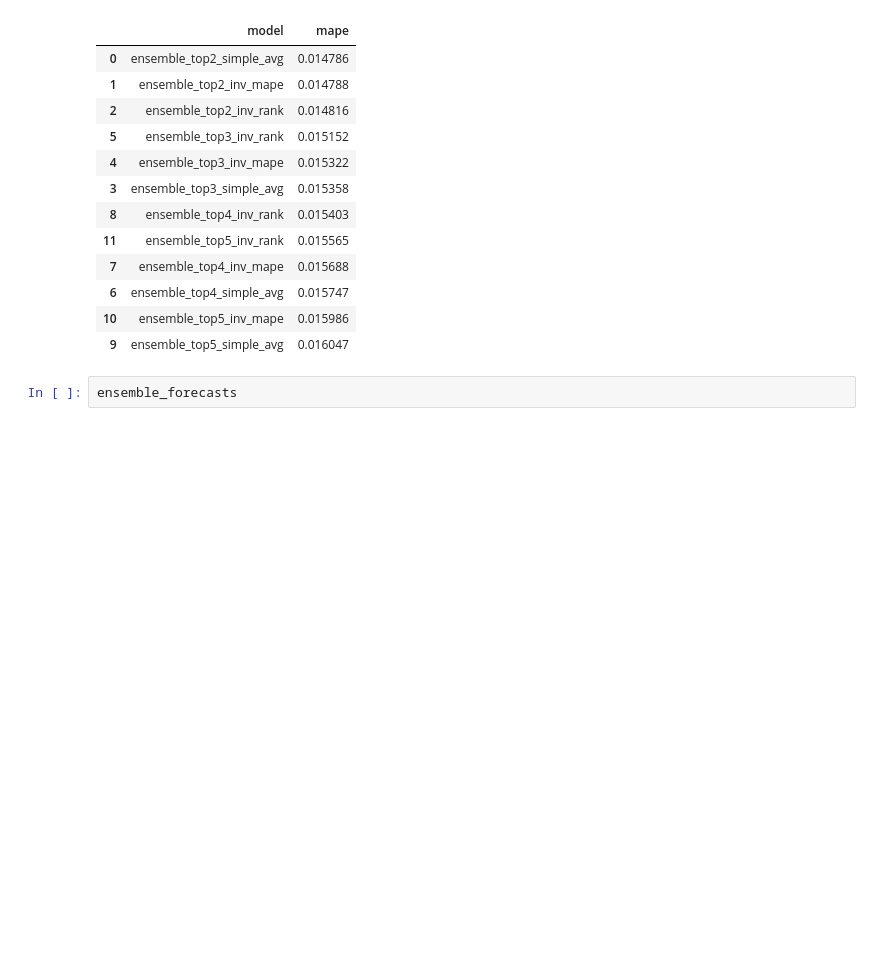
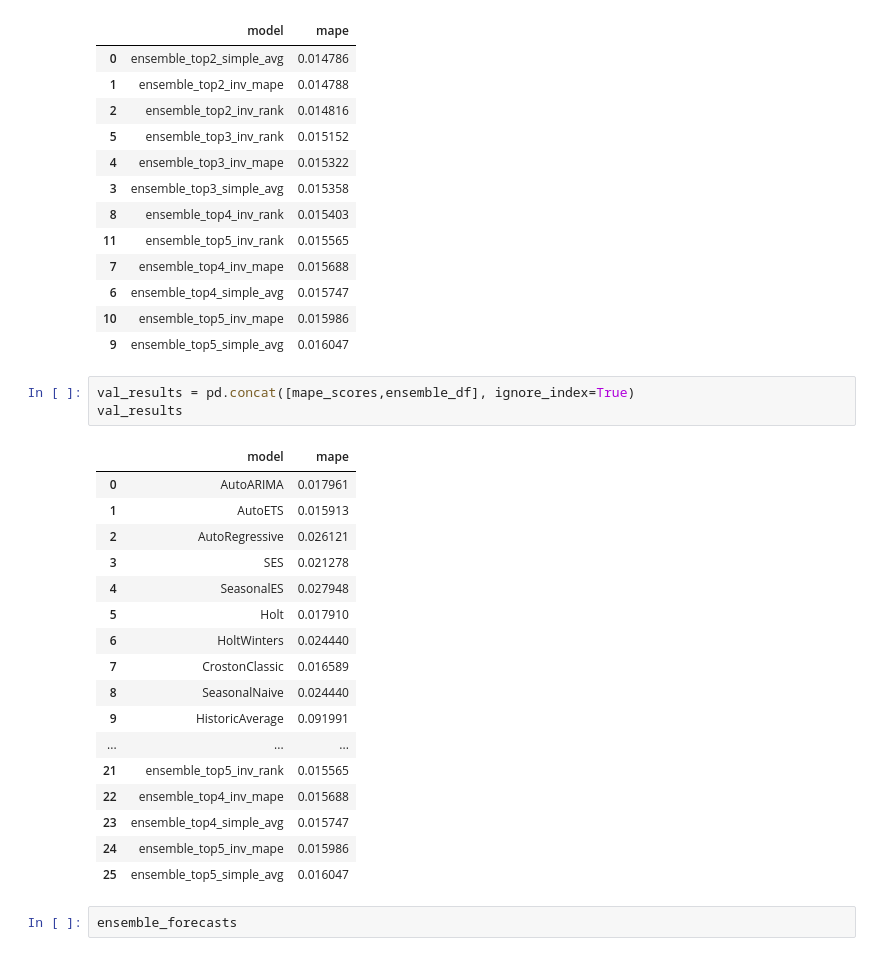
Before and after one commit to Vrunda-Kulkarni/Stock_Price_Prediction, a Jupyter notebook: 02_statsforecast.ipynb, the cells around one changed output. Saved outputs shown, nothing was run; the diff lists cells and outputs as text; blank space fills up the shorter version.

```diff
--- a/02_statsforecast.ipynb
+++ b/02_statsforecast.ipynb
@@ -368,6 +406,27 @@ ensemble_df
 | 6 | ensemble_top4_simple_avg | 0.015747 |
 | 10 | ensemble_top5_inv_mape | 0.015986 |
 | 9 | ensemble_top5_simple_avg | 0.016047 |
+# %%
+val_results = pd.concat([mape_scores,ensemble_df], ignore_index=True)
+val_results
+# %% [output]
+|  | model | mape |
+| 0 | AutoARIMA | 0.017961 |
+| 1 | AutoETS | 0.015913 |
+| 2 | AutoRegressive | 0.026121 |
+| 3 | SES | 0.021278 |
+| 4 | SeasonalES | 0.027948 |
+| 5 | Holt | 0.017910 |
+| 6 | HoltWinters | 0.024440 |
+| 7 | CrostonClassic | 0.016589 |
+| 8 | SeasonalNaive | 0.024440 |
+| 9 | HistoricAverage | 0.091991 |
+| ... | ... | ... |
+| 21 | ensemble_top5_inv_rank | 0.015565 |
+| 22 | ensemble_top4_inv_mape | 0.015688 |
+| 23 | ensemble_top4_simple_avg | 0.015747 |
+| 24 | ensemble_top5_inv_mape | 0.015986 |
+| 25 | ensemble_top5_simple_avg | 0.016047 |
 # %%
 ensemble_forecasts
 # %% [output]
```
Also changed, not shown: parts of 4 cells of this notebook.
